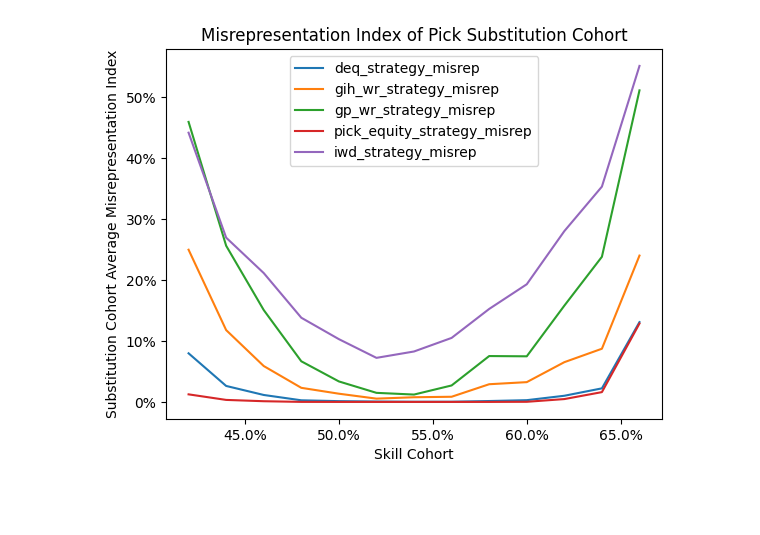
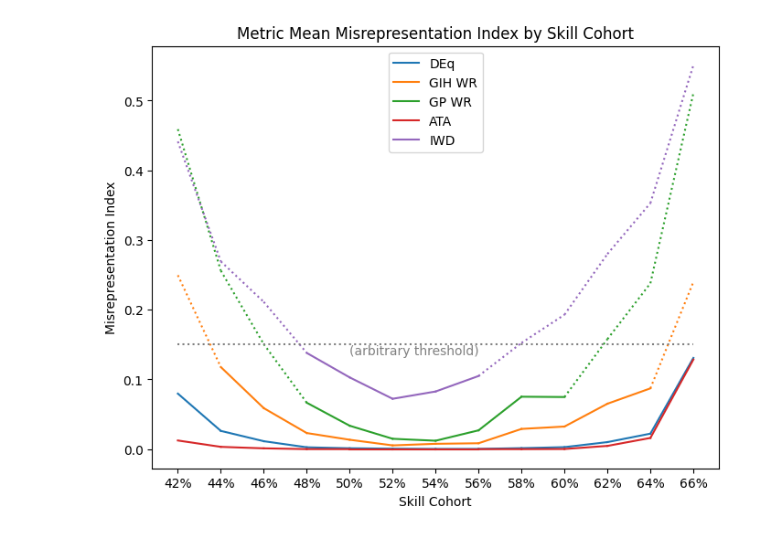
Before and after one commit to oelarnes/deq, a Jupyter notebook: P1 Analysis.ipynb, the cells around one changed output. Saved outputs shown, nothing was run; the diff lists cells and outputs as text; code cells hidden in the pictures; blank space fills up the shorter version.

Commit message:
more plotting improvements

```diff
--- a/P1 Analysis.ipynb
+++ b/P1 Analysis.ipynb
@@ -99,32 +34,8 @@ plt.show()
 # %%
-ax = plt.subplot()
-metrics = [
-    "deq_strategy_misrep",
-    "gih_wr_strategy_misrep",
-    "gp_wr_strategy_misrep",
-    "pick_equity_strategy_misrep",
-    "iwd_strategy_misrep",
-]
-for metric in metrics:
-    ax.plot("wr_group",
-            metric,
-            data=res.df)
-
-
-
-ax.legend()
-ax.yaxis.set_major_formatter(
-    mtick.PercentFormatter(1.0
-                          ))
-ax.xaxis.set_major_formatter(
-    mtick.PercentFormatter(100))
-
-ax.set_title("Misrepresentation Index of Pick Substitution Cohort
-")
-ax.set_xlabel('Skill Cohort')
-ax.set_ylabel('Substitution Cohort Average Misrepresentation Index')
-
-
+_ = p1strat_line_plot(
+    res,
+    mode='misrep'
+)
 plt.show()
 # %% [output]
-[figure, old version]
+[figure, new version]
```
Also changed, not shown: parts of 11 cells of this notebook, 1 other file.
